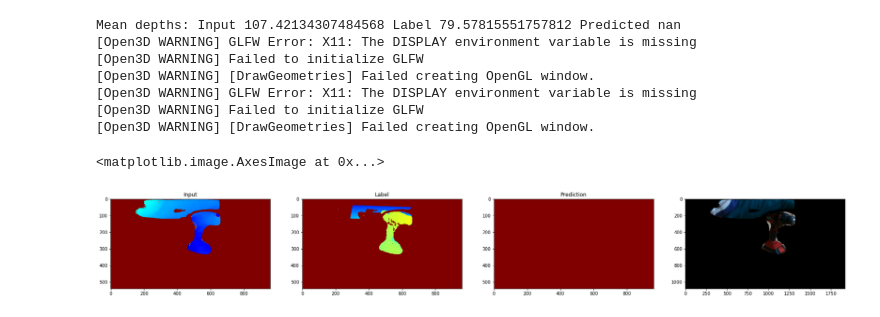
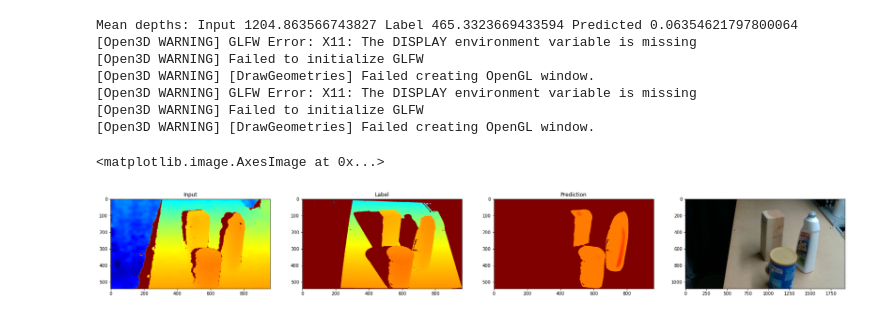
Before and after one commit to alr-internship/self-supervised-depth-denoising, a Jupyter notebook: notebooks/10_evaluate_model.ipynb, the cells around one changed output. Saved outputs shown, nothing was run; the diff lists cells and outputs as text; code cells hidden in the pictures.

```diff
--- a/notebooks/10_evaluate_model.ipynb
+++ b/notebooks/10_evaluate_model.ipynb
@@ -15,14 +15,14 @@ from utils.transformation_utils import imgs_to_pcd, rs_ci
 root_path = Path("../")
 
 class Args:
-    model = root_path / "resources/models/1644758304.6426673/M_total/e6.pth"
-    input = root_path / "resources/images/calibrated_masked_augmented/cropped/ycb_video/test_dataset.json"
+    model = root_path / "resources/models/1644949114.3169951/M_total/e4.pth"
+    input = root_path / "resources/images/calibrated_masked/cropped/ycb_video/test_dataset.json"
     scale = 0.5
 
 args = Args()
 files = DatasetInterface.get_files_by_path(args.input)
 
-net = UNet(n_input_channels=6, n_output_channels=1)
+net = UNet(n_input_channels=6, n_output_channels=1, initial_channels=8)
 net = nn.DataParallel(net)
 
 
@@ -52,17 +55,19 @@ logging.info(f'\nPredicting image {files[idx]} ...')
 # rs_depth = np.where(crop_region_mask, rs_depth, np.nan)
 # zv_depth = np.where(crop_region_mask, zv_depth, np.nan)
 
-set = BasicDataset.preprocess_set(rs_rgb, rs_depth, zv_depth, mask, scale=args.scale,
-add_nan_mask_to_input=True, add_region_mask_to_input=True)
+set = BasicDataset.preprocess_set(rs_rgb, rs_depth, mask, zv_depth, dataset_config=BasicDataset.Config(add_nan_mask_to_input=True,
+    add_region_mask_to_input=True, enable_augmentation=False, normalize_depths=True, scale=0.5))
 img = set['image'].unsqueeze(0)
 img[0, 3] /= 1000
-nan_mask = set['nan-mask'].unsqueeze(0)
+nan_mask = set['nan-mask']
+region_mask = set['region-mask']
 img = img.to(device=device, dtype=torch.float32)
-nan_mask = nan_mask.to(device=device)
 
 with torch.no_grad():
     pred_depths = net(img)
-    pred_depth = (pred_depths * nan_mask).squeeze().float().cpu().detach().numpy()
+    pred_depth = pred_depths.squeeze().float().cpu().detach().numpy()
+
+pred_depth = np.where(np.logical_and(nan_mask, region_mask)[0], pred_depth, np.nan)
 
 input_rgb = BasicDataset.resize(rs_rgb, args.scale)
 output_rgb = BasicDataset.resize(zv_rgb, args.scale)
@@ -73,7 +78,7 @@ depths = np.concatenate((input_depth, pred_depth, real_depth), axis=1)
 real_depth = np.nan_to_num(real_depth)
 input_depth = np.nan_to_num(input_depth)
 
-print(f"Mean depths: Input {np.nanmean(input_depth)} Label {np.nanmean(real_depth)} Predicted {np.mean(pred_depth)}")
+print(f"Mean depths: Input {np.nanmean(input_depth)} Label {np.nanmean(real_depth)} Predicted {np.nanmean(pred_depth)}")
 
 pred_pcd = imgs_to_pcd(input_rgb, pred_depth, rs_ci)
 input_pcd = imgs_to_pcd(input_rgb, input_depth.astype(np.float32), rs_ci)
@@ -95,9 +100,9 @@ Predicting image /pfs/data5/home/kit/anthropomatik/ng3916/self-supervised-depth-
-Mean depths: Input 107.42134307484568 Label 79.57815551757812 Predicted nan
+Mean depths: Input 1204.863566743827 Label 465.3323669433594 Predicted 0.06354621797800064
 [Open3D WARNING] GLFW Error: X11: The DISPLAY environment variable is missing
 [Open3D WARNING] Failed to initialize GLFW
 [Open3D WARNING] [DrawGeometries] Failed creating OpenGL window.
 [Open3D WARNING] GLFW Error: X11: The DISPLAY environment variable is missing
 [Open3D WARNING] Failed to initialize GLFW
 [Open3D WARNING] [DrawGeometries] Failed creating OpenGL window.
 <matplotlib.image.AxesImage at 0x...>
-[figure, old version]
+[figure, new version]
```
Also changed, not shown: parts of 2 cells of this notebook.
